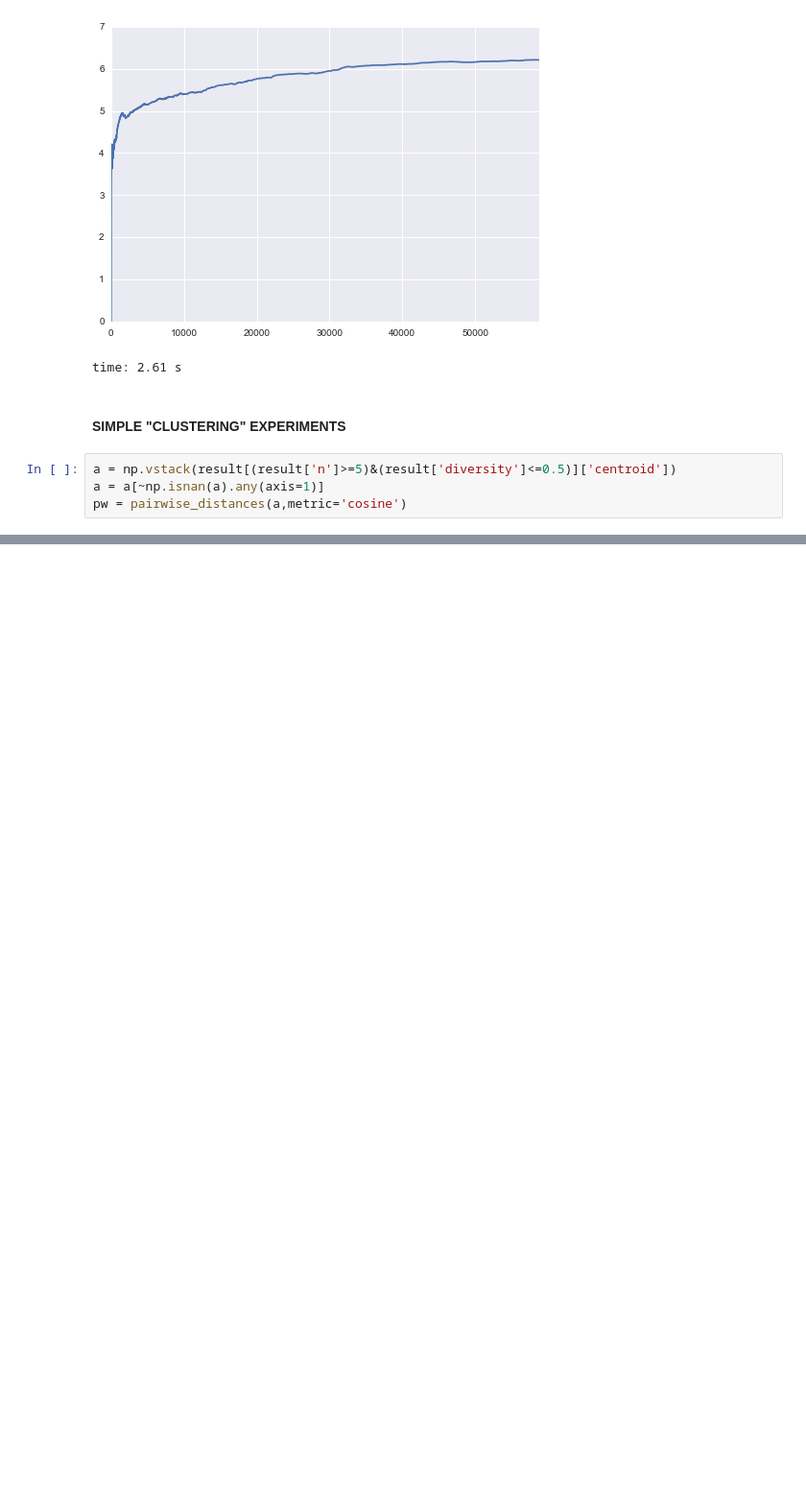
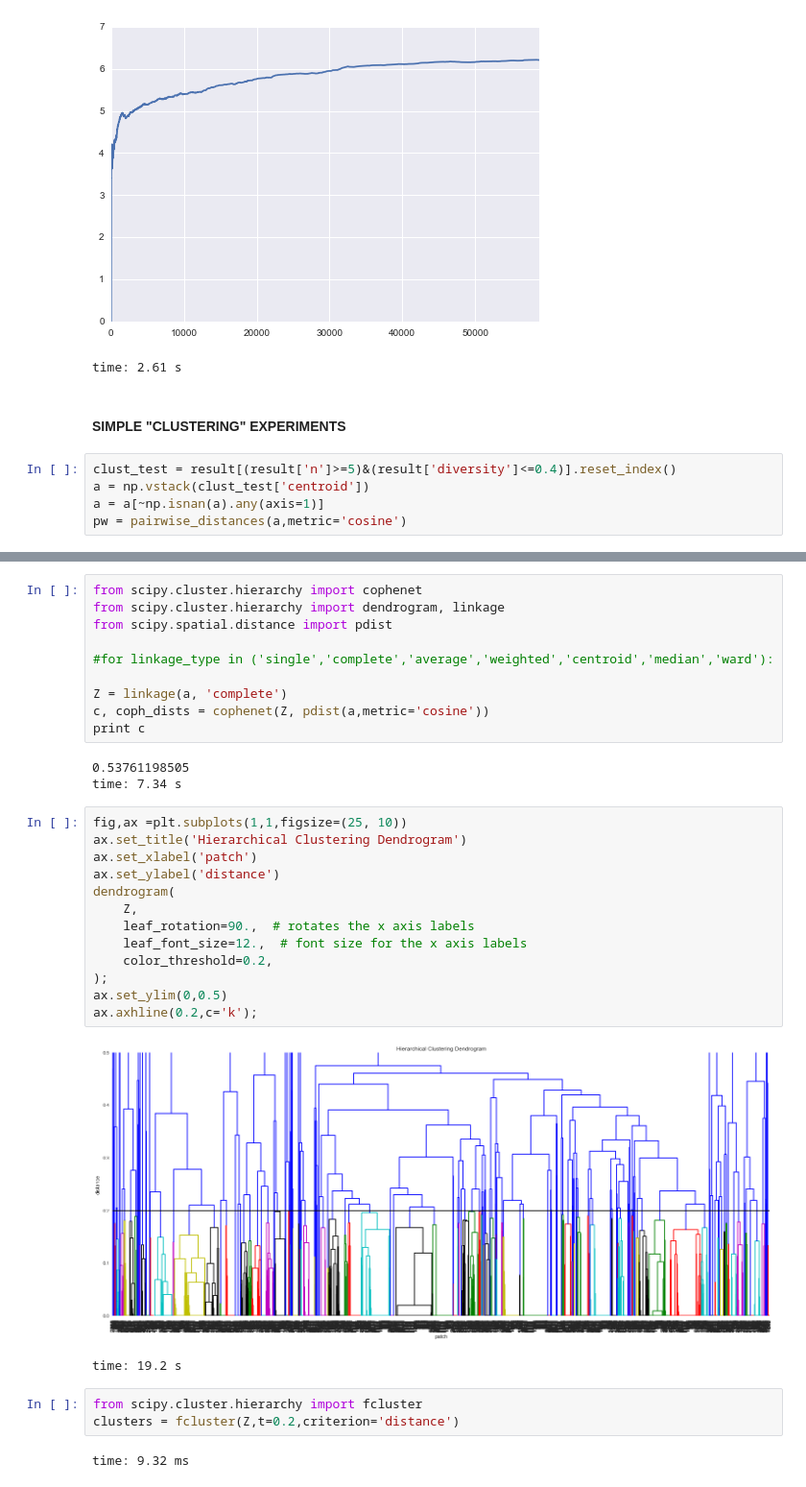
Before and after one commit to jlorince/MusicForaging, a Jupyter notebook: notebooks/my_listening.ipynb, the cells around one changed output, grey strips where cells are left out. Shown at 96% size. Drawn from its saved outputs; the diff is of its cells as text; blank space fills up the shorter version.

```diff
--- a/notebooks/my_listening.ipynb
+++ b/notebooks/my_listening.ipynb
@@ -747,7 +765,8 @@ time: 2.61 s
 # %% [markdown]
 #### SIMPLE "CLUSTERING" EXPERIMENTS
 # %%
-a = np.vstack(result[(result['n']>=5)&(result['diversity']<=0.5)]['centroid'])
+clust_test = result[(result['n']>=5)&(result['diversity']<=0.4)].reset_index()
+a = np.vstack(clust_test['centroid'])
 a = a[~np.isnan(a).any(axis=1)]
 pw = pairwise_distances(a,metric='cosine')
 # %% [output]
@@ -795,0 +802,34 @@ time: 7.48 ms
+# %%
+from scipy.cluster.hierarchy import cophenet
+from scipy.cluster.hierarchy import dendrogram, linkage
+from scipy.spatial.distance import pdist
+
+#for linkage_type in ('single','complete','average','weighted','centroid','median','ward'):
+
+Z = linkage(a, 'complete')
+c, coph_dists = cophenet(Z, pdist(a,metric='cosine'))
+print c
+# %% [output]
+0.53761198505
+time: 7.34 s
+# %%
+fig,ax =plt.subplots(1,1,figsize=(25, 10))
+ax.set_title('Hierarchical Clustering Dendrogram')
+ax.set_xlabel('patch')
+ax.set_ylabel('distance')
+dendrogram(
+    Z,
+    leaf_rotation=90.,  # rotates the x axis labels
+    leaf_font_size=12.,  # font size for the x axis labels
+    color_threshold=0.2,
+);
+ax.set_ylim(0,0.5)
+ax.axhline(0.2,c='k');
+# %% [output]
+[figure, added]
+time: 19.2 s
+# %%
+from scipy.cluster.hierarchy import fcluster
+clusters = fcluster(Z,t=0.2,criterion='distance')
+# %% [output]
+time: 9.32 ms
```
Also changed, not shown: parts of 25 cells of this notebook, 3 other files.
